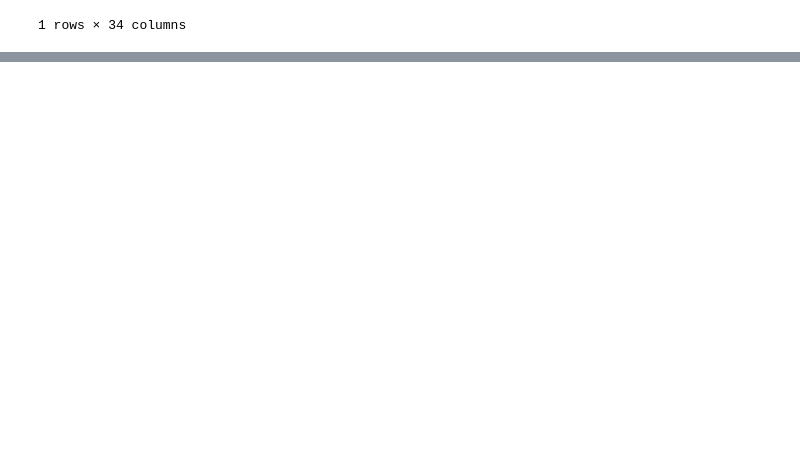
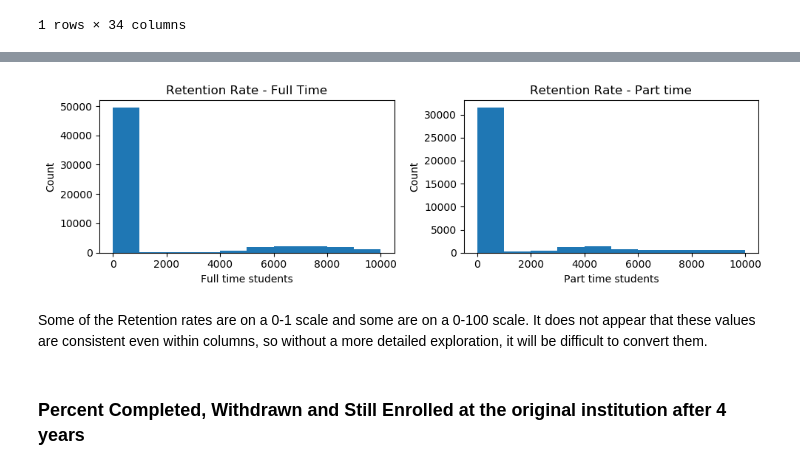
Before and after one commit to kregier/Springboard, a Jupyter notebook: Capstone2/CollegeScorecardDataWrangling.ipynb, the cells around one changed output, grey strips where cells are left out. Drawn from its saved outputs; the diff is of its cells as text; code cells hidden in the pictures; blank space fills up the shorter version.

```diff
--- a/Capstone2/CollegeScorecardDataWrangling.ipynb
+++ b/Capstone2/CollegeScorecardDataWrangling.ipynb
@@ -975,0 +1031,19 @@ completion_rate.head()
+# %%
+# Convert the L4 school Retention columns to 0-100 scale by multiplying by 100
+#data['RET_FTL4'] = data['RET_FTL4'] * 100
+#data['RET_PTL4'] = data['RET_PTL4'] * 100
+
+# Combine Retention columns
+data['RetentionFT'] = data['RET_FT4'].combine(data['RET_FTL4'], take_full)
+data['RetentionPT'] = data['RET_PT4'].combine(data['RET_PTL4'], take_full)
+
+print('Null count: ', data.RetentionFT.isnull().sum(), " - " , round(data['RetentionFT'].isnull().sum()/data.shape[0] *100), "%")
+zero = data.loc[data['RetentionFT']==0]
+print('Schools with 0 Completion rate - Full Time:', zero.shape[0])
+
+print('Null count: ', data.RetentionPT.isnull().sum(), " - " , round(data['RetentionPT'].isnull().sum()/data.shape[0] *100), "%")
+zero = data.loc[data['RetentionPT']==0]
+print('Schools with 0 Completion rate - Part Time:', zero.shape[0])
+#print(zero.head())
+
+data[['RetentionFT', 'RetentionPT']].describe()
@@ -975,0 +1076,22 @@ completion_rate.head()
+# %%
+fig=plt.figure(figsize=(10,3), dpi= 100, facecolor='w', edgecolor='k')
+plt.subplot(1, 2, 1)
+plt.hist(data['RetentionFT'])
+plt.xlabel('Full time students')
+plt.ylabel('Count')
+plt.title('Retention Rate - Full Time')
+
+plt.subplot(1, 2, 2)
+plt.hist(data['RetentionPT'])
+plt.xlabel('Part time students')
+plt.ylabel('Count')
+plt.title('Retention Rate - Part time')
+
+plt.tight_layout()
+plt.show()
+# %% [output]
+[figure, added]
+# %% [markdown]
+Some of the Retention rates are on a 0-1 scale and some are on a 0-100 scale. It does not appear that these values are consistent even within columns, so without a more detailed exploration, it will be difficult to convert them.
+# %% [markdown]
+### Percent Completed, Withdrawn and Still Enrolled at the original institution after 4 years
```
Also changed, not shown: parts of 78 cells of this notebook, 1 other file.
